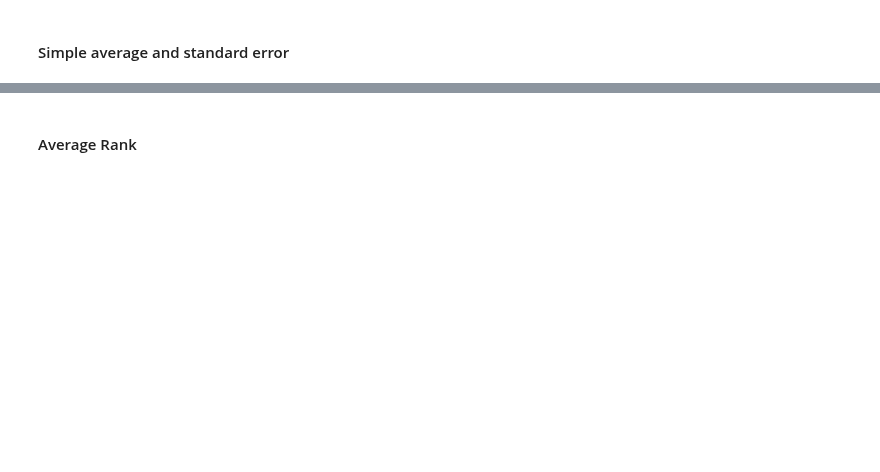
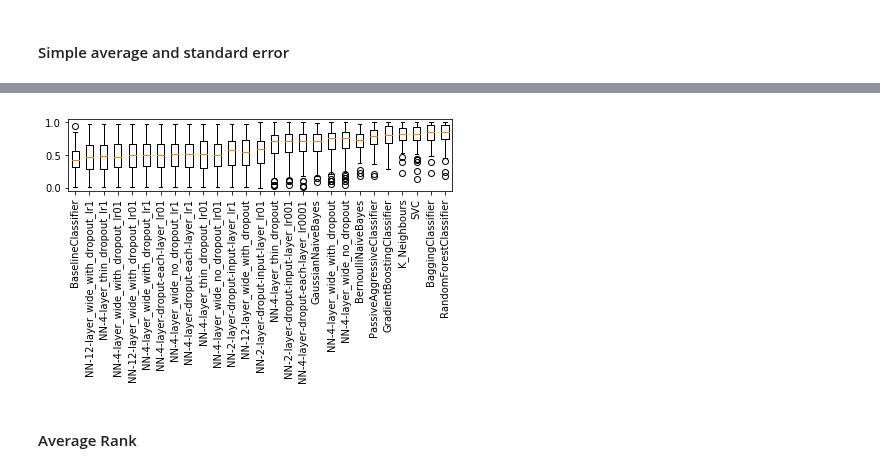
Before and after one commit to sktime/mlaut, a Jupyter notebook: AnalyzeResults.ipynb, the cells around one changed output, grey strips where cells are left out. Saved outputs shown, nothing was run; the diff lists cells and outputs as text; code cells hidden in the pictures; blank space fills up the shorter version.

Commit message:
adding boxchart graph

```diff
--- a/AnalyzeResults.ipynb
+++ b/AnalyzeResults.ipynb
@@ -431,3 +427,7 @@ avg_and_std_error.round(3)
+# %%
+fig = analyze.plot_boxcharts(errors_per_estimator)
+# %% [output]
+[figure, added]
 # %% [markdown]
 #### Average Rank
 # %%
```
Also changed, not shown: parts of 5 cells of this notebook, 1 other file.
